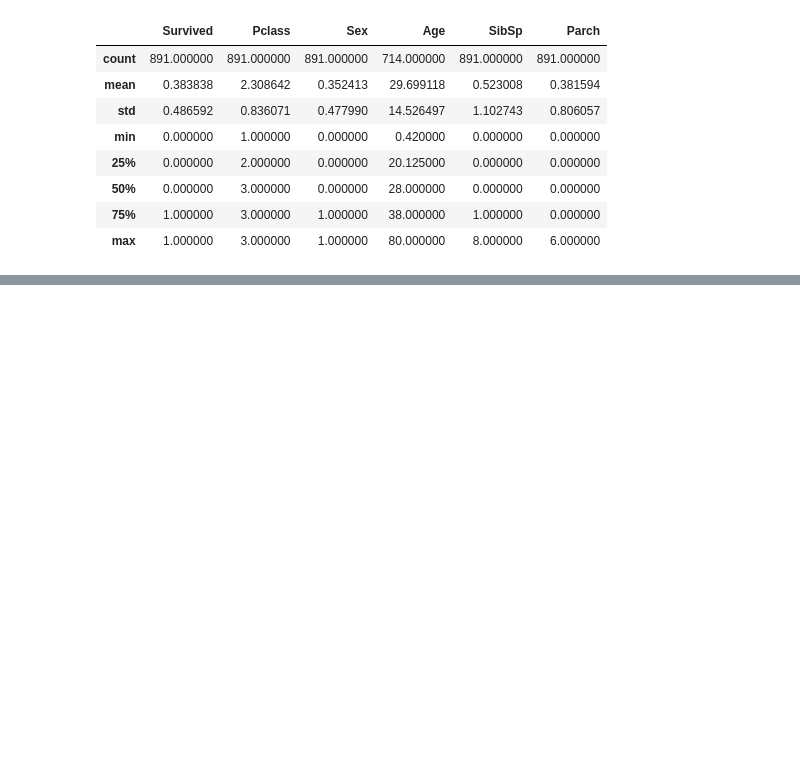
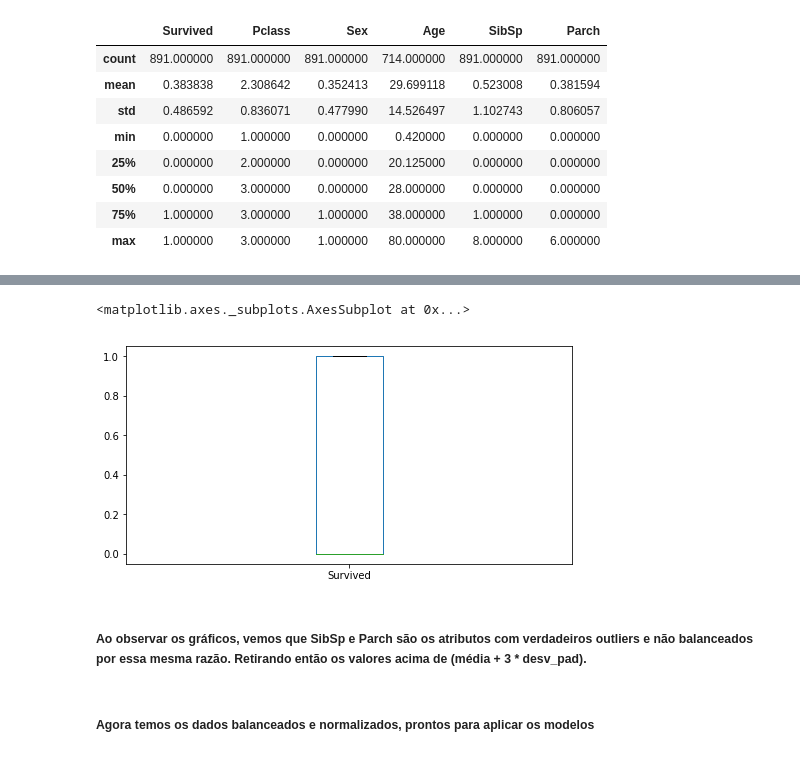
Before and after one commit to MatheusGSantos/AI, a Jupyter notebook: Projeto 1/Prova 2.ipynb, the cells around one changed output, grey strips where cells are left out. Cells and saved outputs as stored; diff of their text form; code cells hidden in the pictures; blank space fills up the shorter version.

```diff
--- a/Projeto 1/Prova 2.ipynb
+++ b/Projeto 1/Prova 2.ipynb
@@ -71,0 +205,8 @@ Analisando o estado atual do Dataframe, observa-se que o atributo "Age" possui m
+# %%
+# Boxplot
+titanic_dataframe[attribute].plot(kind='box',figsize=(8,4))
+# %% [output]
+<matplotlib.axes._subplots.AxesSubplot at 0x...>
+[figure, added]
+# %% [markdown]
+##### Ao observar os gráficos, vemos que SibSp e Parch são os atributos com verdadeiros outliers e não balanceados por essa mesma razão. Retirando então os valores acima de (média + 3 \* desv_pad).
@@ -71,0 +220,2 @@ Analisando o estado atual do Dataframe, observa-se que o atributo "Age" possui m
+# %% [markdown]
+##### Agora temos os dados balanceados e normalizados, prontos para aplicar os modelos
```
Also changed, not shown: parts of 25 cells of this notebook.
